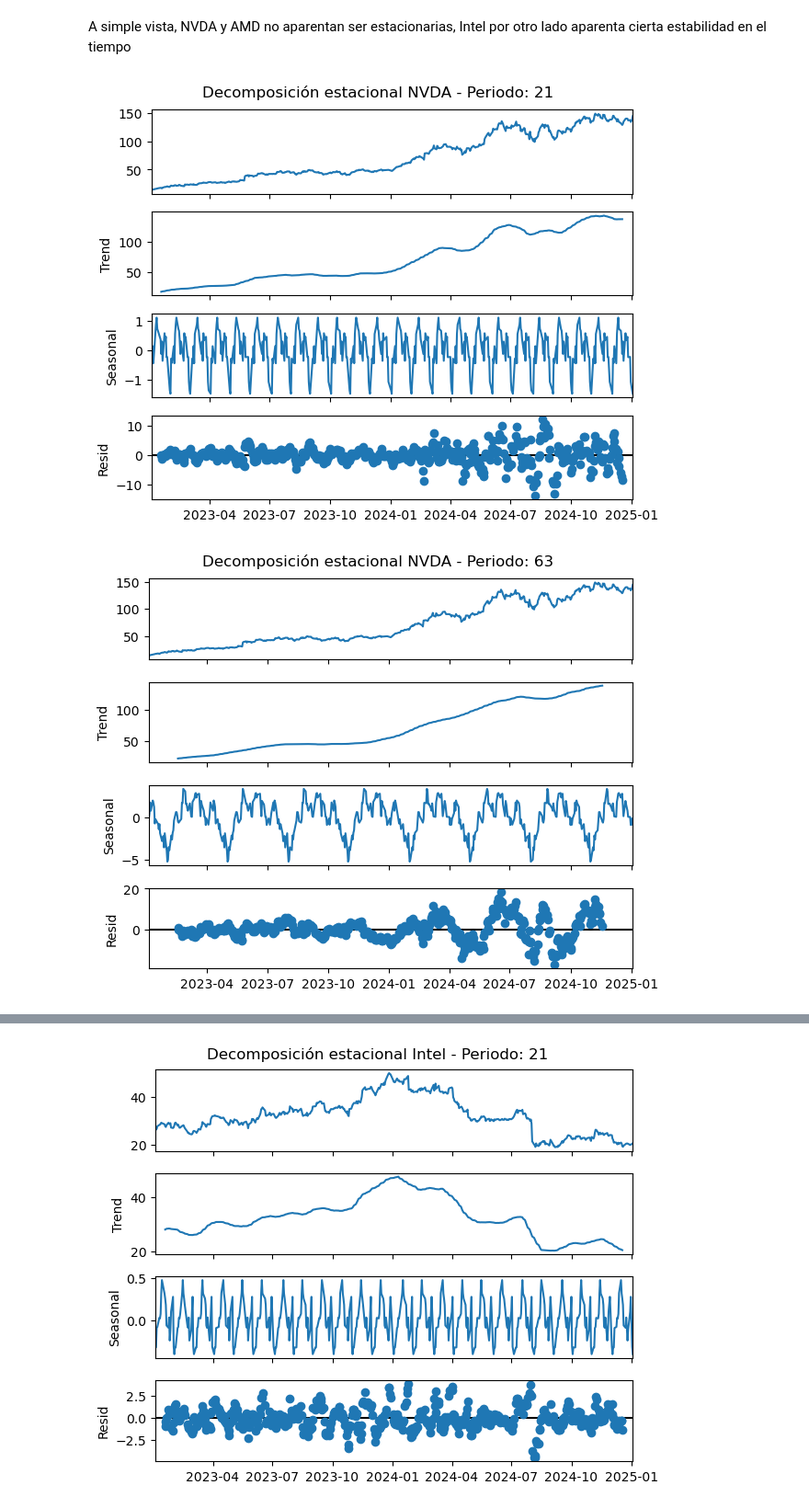
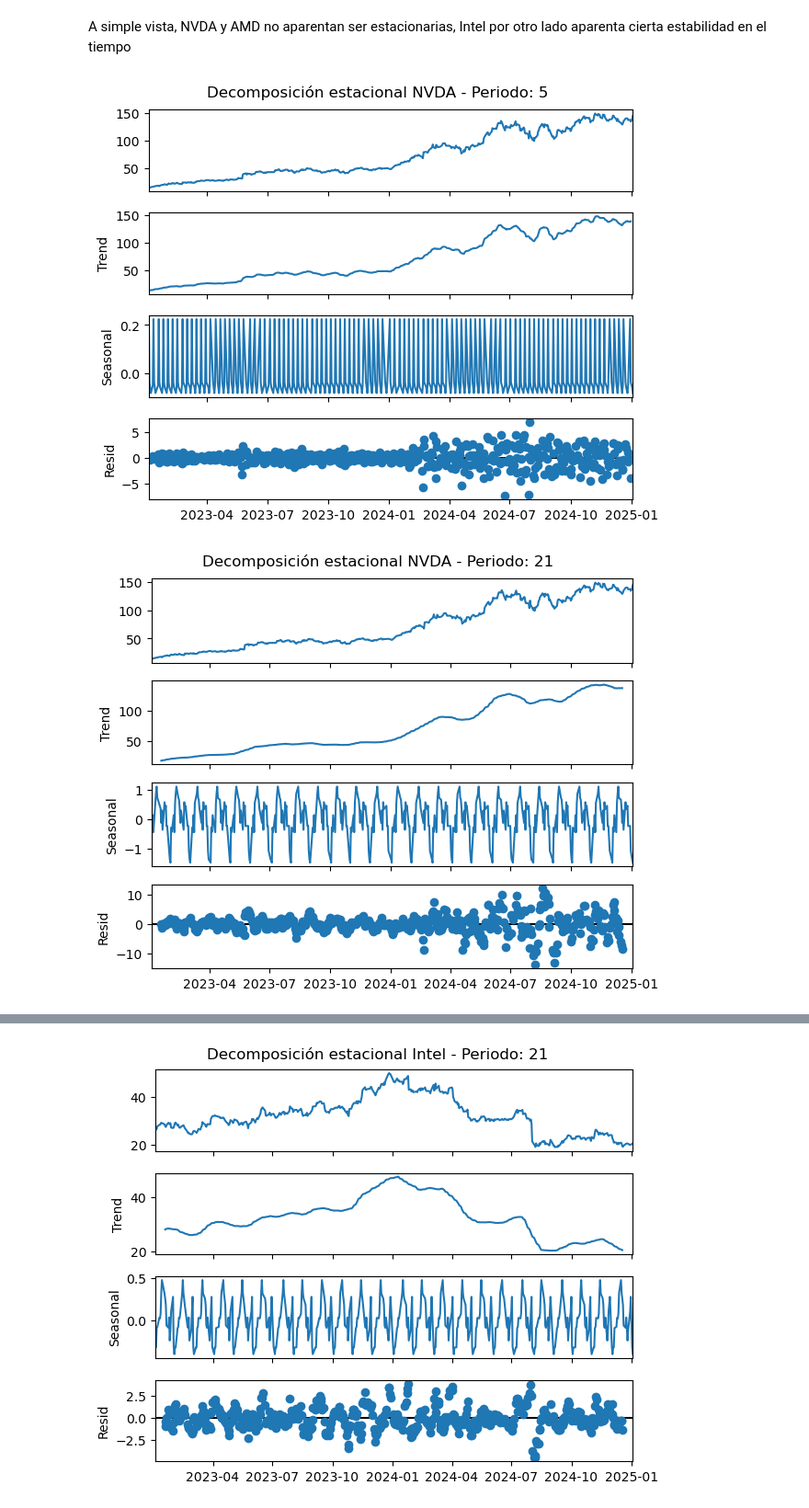
Before and after one commit to NicoPala01/AST_MCD_E10, a Jupyter notebook: AST_notebook.ipynb, the cells around one changed output, grey strips where cells are left out. Shown at 92% size. Drawn from its saved outputs; the diff is of its cells as text; code cells hidden in the pictures.

```diff
--- a/AST_notebook.ipynb
+++ b/AST_notebook.ipynb
@@ -54,11 +66,11 @@ plt.show()
 A simple vista, NVDA y AMD no aparentan ser estacionarias, Intel por otro lado aparenta cierta estabilidad en el tiempo
 # %%
 # Descomposicion estacional NVDA
-for p in [21, 63, 126, 252]:
+for p in [5, 21, 63, 126, 252]:
     decomposicion_nvda = seasonal_decompose(nvda_data, model='additive', period=p)
     ax = decomposicion_nvda.plot()
     ax.suptitle(f'Decomposición estacional NVDA - Periodo: {p}', y=1.02)
     plt.show()
 # %% [output]
-[figure, old version]
+[figure, new version]
-[figure, old version]
+[figure, new version]
```
Also changed, not shown: parts of 12 cells of this notebook.
